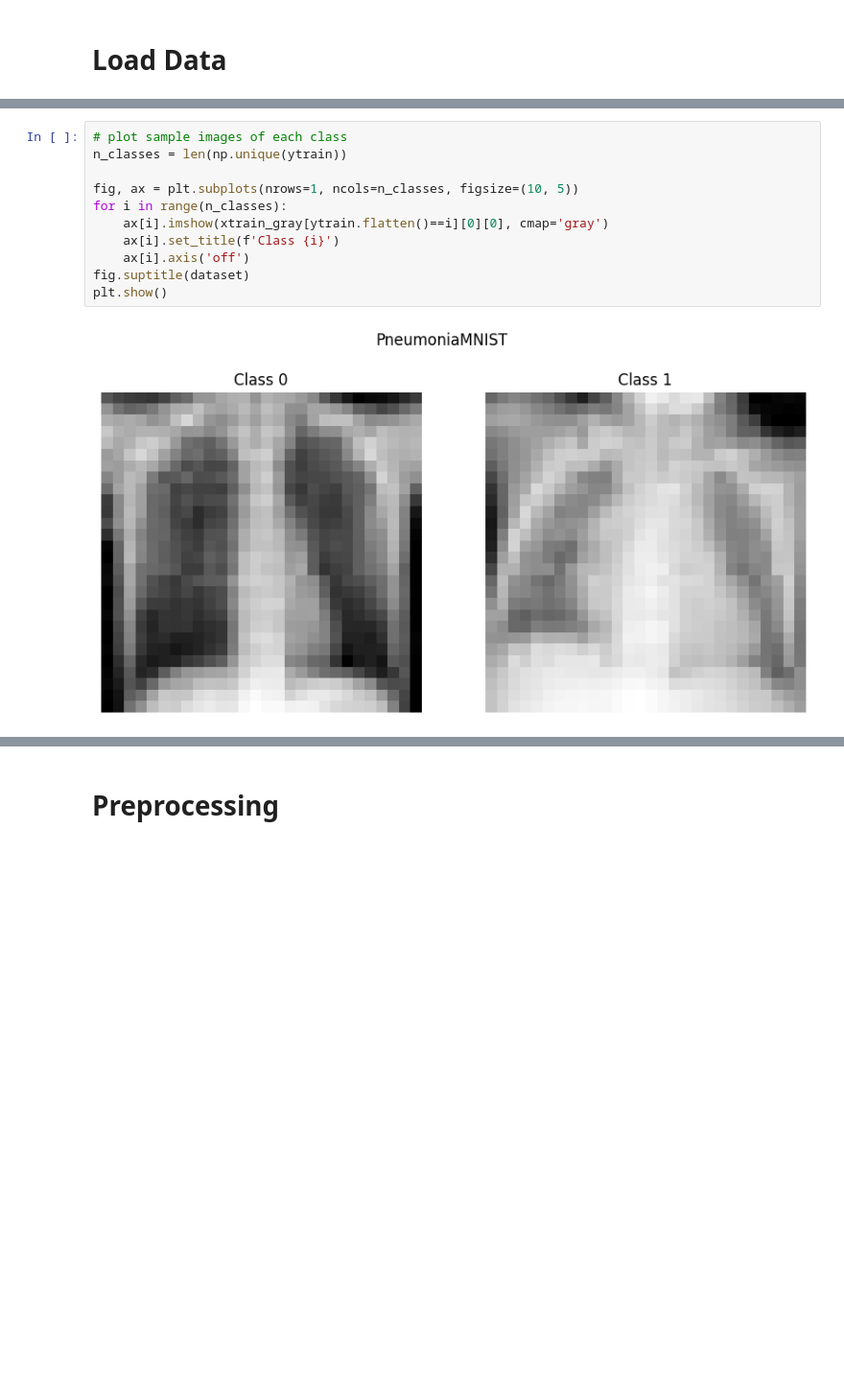
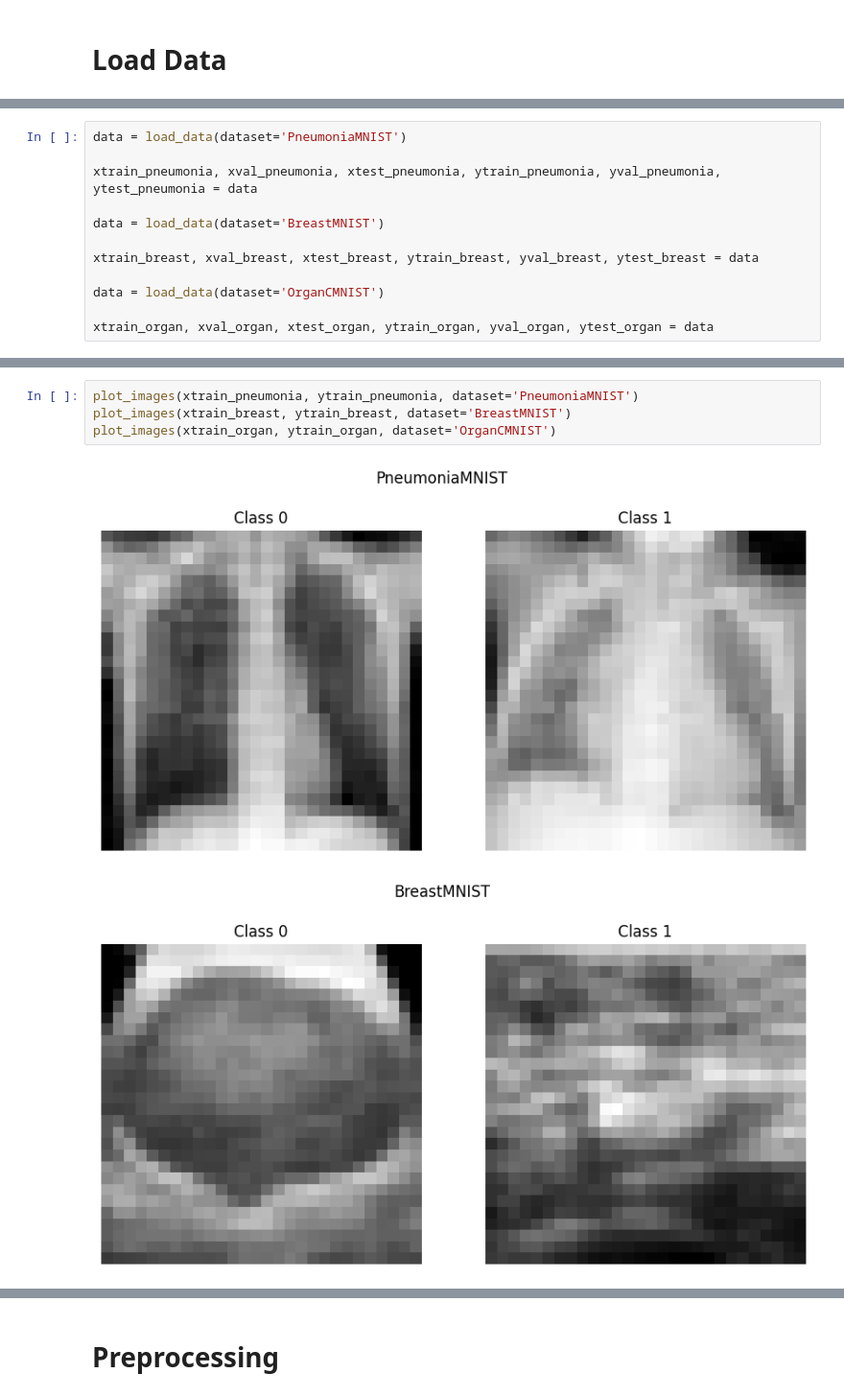
Before and after one commit to lstk44/Homomorphic-Encryption, a Jupyter notebook: UCImageClassification/ImageClassification.ipynb, the cells around one changed output, grey strips where cells are left out. Shown: that part at 96% size. Cells and saved outputs as stored; diff of their text form; blank space fills up the shorter version.

```diff
--- a/UCImageClassification/ImageClassification.ipynb
+++ b/UCImageClassification/ImageClassification.ipynb
@@ -227 +239,13 @@ ytrain, yval, ytest = data[2]
+# %%
+data = load_data(dataset='PneumoniaMNIST')
+
+xtrain_pneumonia, xval_pneumonia, xtest_pneumonia, ytrain_pneumonia, yval_pneumonia, ytest_pneumonia = data
+
+data = load_data(dataset='BreastMNIST')
+
+xtrain_breast, xval_breast, xtest_breast, ytrain_breast, yval_breast, ytest_breast = data
+
+data = load_data(dataset='OrganCMNIST')
+
+xtrain_organ, xval_organ, xtest_organ, ytrain_organ, yval_organ, ytest_organ = data
 # %%
@@ -233,13 +265,7 @@ RGB Shape: (4708, 3, 28, 28)
-# %%
-# plot sample images of each class
-n_classes = len(np.unique(ytrain))
-
-fig, ax = plt.subplots(nrows=1, ncols=n_classes, figsize=(10, 5))
-for i in range(n_classes):
-    ax[i].imshow(xtrain_gray[ytrain.flatten()==i][0][0], cmap='gray')
-    ax[i].set_title(f'Class {i}')
-    ax[i].axis('off')
-fig.suptitle(dataset)
-plt.show()
-# %% [output]
-[figure, removed]
+# %%
+plot_images(xtrain_pneumonia, ytrain_pneumonia, dataset='PneumoniaMNIST')
+plot_images(xtrain_breast, ytrain_breast, dataset='BreastMNIST')
+plot_images(xtrain_organ, ytrain_organ, dataset='OrganCMNIST')
+# %% [output]
+[figure, added]
+[figure, added]
```
Also changed, not shown: parts of 38 cells of this notebook.
